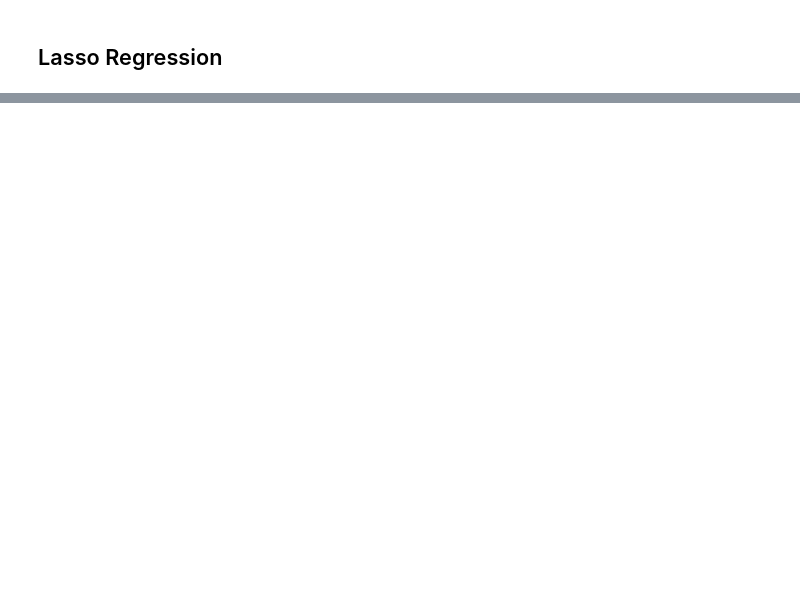
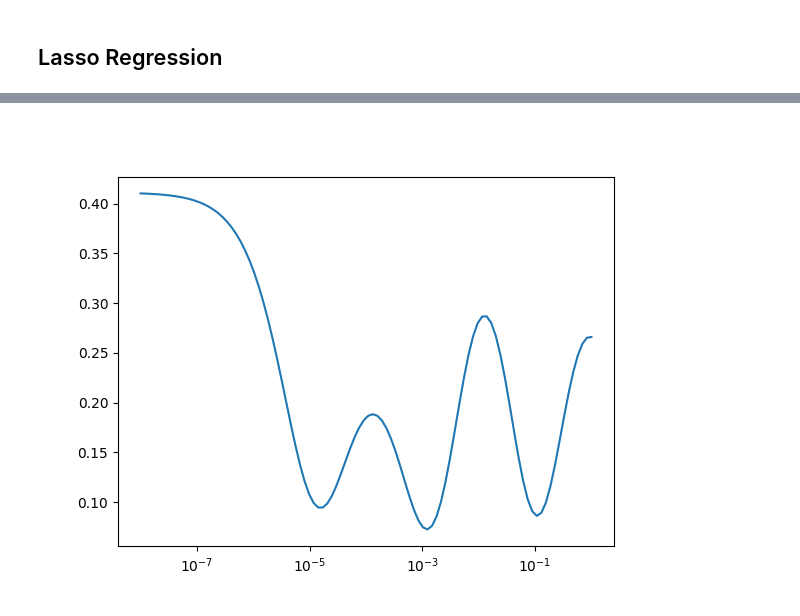
Before and after one commit to larsfop/fys-stk4155_project1, a Jupyter notebook: project1.ipynb, the cells around one changed output, grey strips where cells are left out. Saved outputs shown, nothing was run; the diff lists cells and outputs as text; code cells hidden in the pictures; blank space fills up the shorter version.

```diff
--- a/project1.ipynb
+++ b/project1.ipynb
@@ -280,0 +281,42 @@ plt.show()
+# %%
+n = 100
+# Make data.
+x = np.linspace(0, 1, n)
+y = np.linspace(0, 1, n)
+
+X = DesignMatrix(5, x, y, intercept=False)
+
+x, y = np.meshgrid(x, y)
+z = FrankeFunction(x, y, noise=True)
+
+p = X.shape[1]
+I = np.eye(p, p)
+lambdas = np.logspace(-8, 0, n)
+
+X_train, X_test, y_train, y_test = train_test_split(X, z, test_size=0.2, random_state=125)
+
+k = 5
+model = make_pipeline(
+    StandardScaler(),
+    linear_model.LinearRegression(),
+    linear_model.Ridge(fit_intercept=False),
+    linear_model.Lasso(fit_intercept=False),
+    KFold(n_splits=k),
+)
+
+mse = []
+for lmb in lambdas:
+    ridge = model.named_steps['ridge'].set_params(alpha=lmb)
+    k_fold = model.named_steps['kfold']
+
+    cv = cross_val_score(ridge, X, z, scoring='neg_mean_squared_error', cv=k_fold)
+    mse.append(np.mean(-cv))
+
+plt.figure()
+
+plt.plot(lambdas, mse)
+plt.xscale('log')
+
+plt.show()
+# %% [output]
+[figure, added]
```
Also changed, not shown: parts of 6 cells of this notebook.
